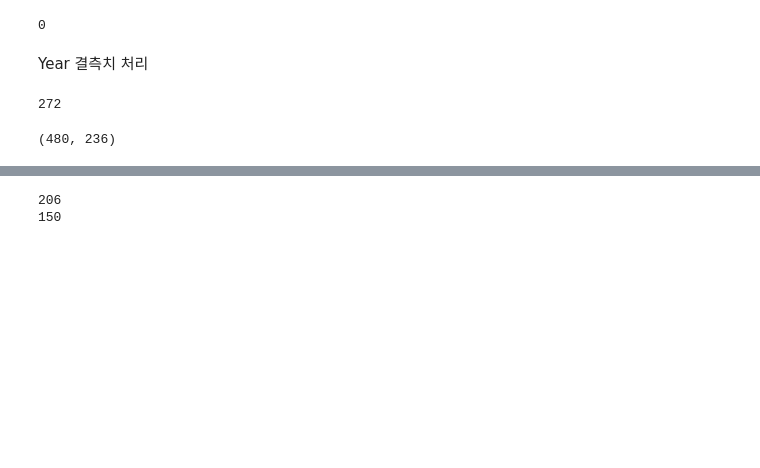
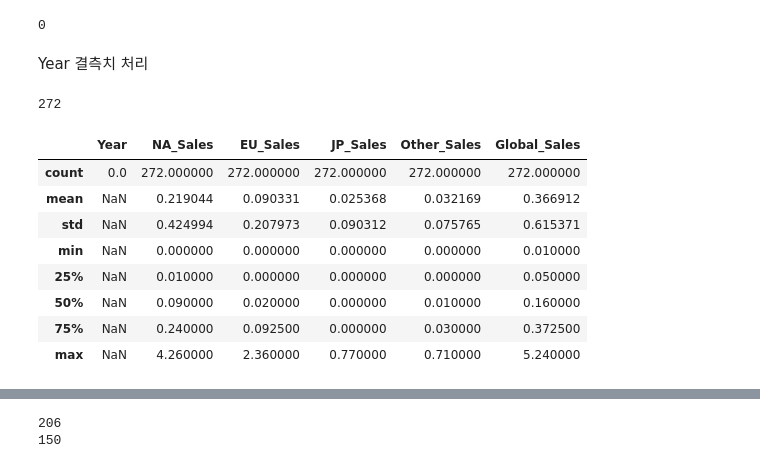
Before and after one commit to nan-park/section1_project, a Jupyter notebook: AI_section1_project.ipynb, the cells around one changed output, grey strips where cells are left out. Drawn from its saved outputs; the diff is of its cells as text; code cells hidden in the pictures; blank space fills up the shorter version.

```diff
--- a/AI_section1_project.ipynb
+++ b/AI_section1_project.ipynb
@@ -318,10 +318,3 @@ missing_rows = df_clean[df_clean.Year.isnull()]
 missing_rows.shape[0] # 272개
 # %% [output]
 272
-# %%
-# 결측치인 행들이 대체 가능한지 확인하기
-df_manage = df_clean[df_clean.Name.isin(list(missing_rows.Name))] # 480개
-name_list = list(df_manage.Name.unique()) # 236개
-df_manage.shape[0], len(name_list)
-# %% [output]
-(480, 236)
@@ -340,0 +321,13 @@ for name in name_list:
+# %%
+df_clean['Global_Sales'] = df_clean['NA_Sales'] + df_clean['EU_Sales'] + df_clean['JP_Sales'] + df_clean['Other_Sales']
+df_clean[df_clean.Year.isnull()].describe()
+# %% [output]
+|  | Year | NA_Sales | EU_Sales | JP_Sales | Other_Sales | Global_Sales |
+| count | 0.0 | 272.000000 | 272.000000 | 272.000000 | 272.000000 | 272.000000 |
+| mean | NaN | 0.219044 | 0.090331 | 0.025368 | 0.032169 | 0.366912 |
+| std | NaN | 0.424994 | 0.207973 | 0.090312 | 0.075765 | 0.615371 |
+| min | NaN | 0.000000 | 0.000000 | 0.000000 | 0.000000 | 0.010000 |
+| 25% | NaN | 0.010000 | 0.000000 | 0.000000 | 0.000000 | 0.050000 |
+| 50% | NaN | 0.090000 | 0.020000 | 0.000000 | 0.010000 | 0.160000 |
+| 75% | NaN | 0.240000 | 0.092500 | 0.000000 | 0.030000 | 0.372500 |
+| max | NaN | 4.260000 | 2.360000 | 0.770000 | 0.710000 | 5.240000 |
```
Also changed, not shown: parts of 6 cells of this notebook.
